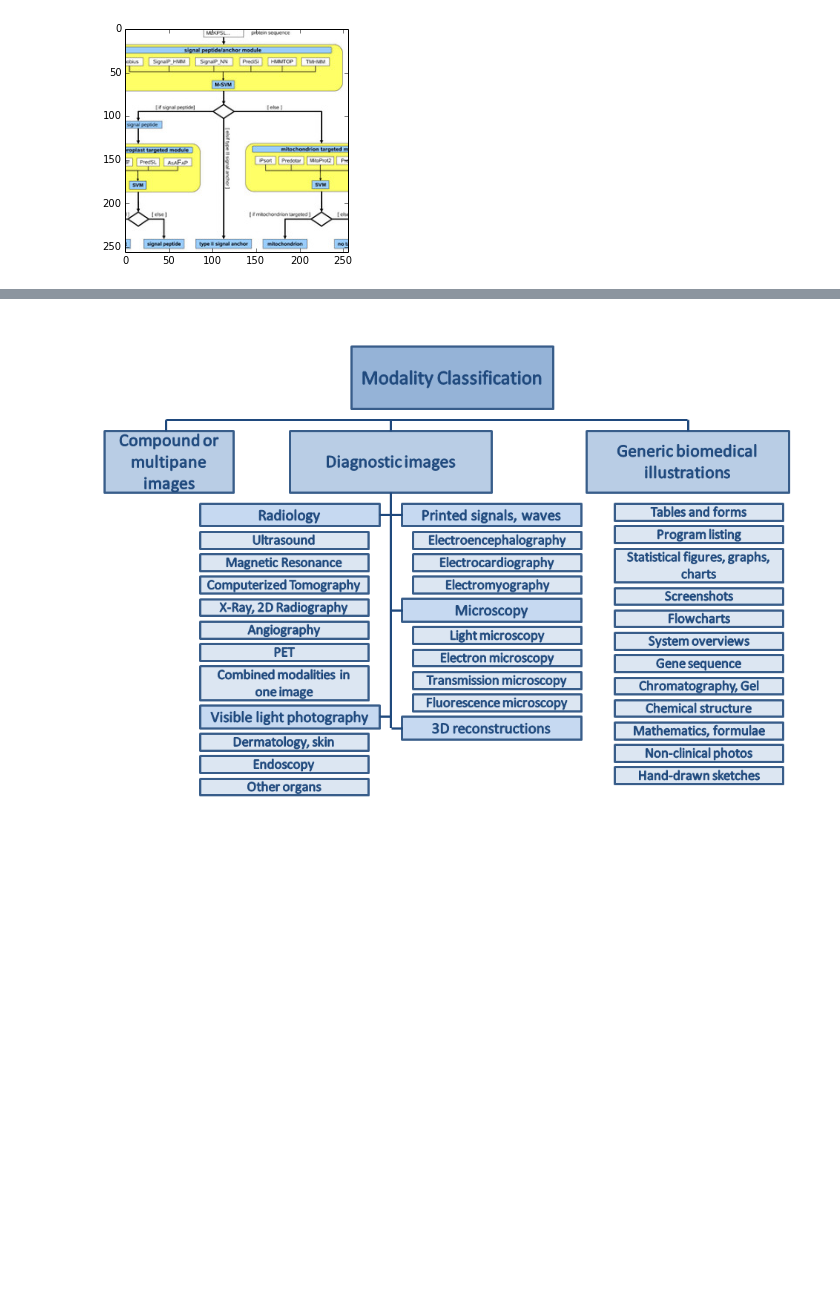
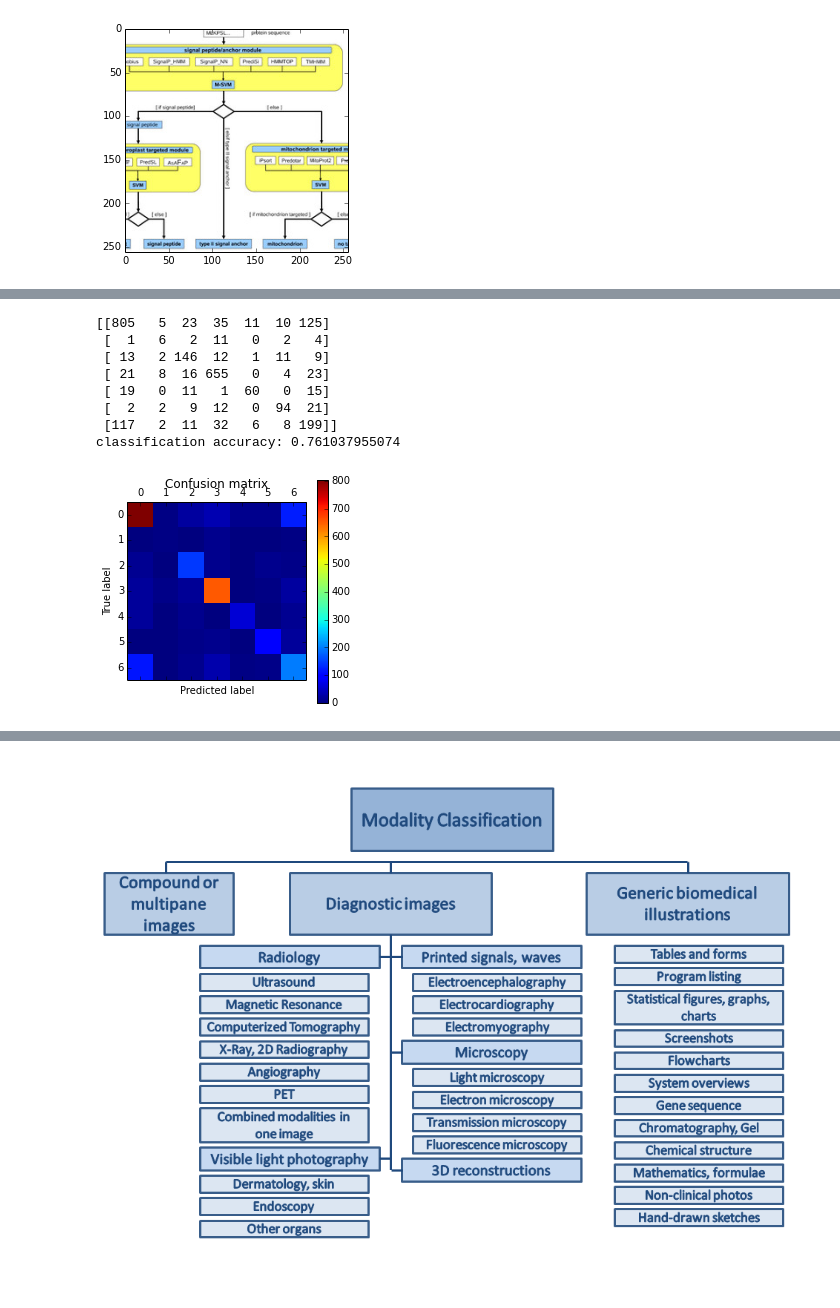
Before and after one commit to inulinux12/Imageclef-med-experimentation, a Jupyter notebook: Modality Classification.ipynb, the cells around one changed output, grey strips where cells are left out. Cells and saved outputs as stored; diff of their text form; code cells hidden in the pictures; blank space fills up the shorter version.

Commit message:
Se actualiza el notebook de clasificación por modalidad

```diff
--- a/Modality Classification.ipynb
+++ b/Modality Classification.ipynb
@@ -63,0 +107,11 @@ print meanp.shape, means.shape
+# %%
+realdict = groundtruth.set_index('filename')['class'].to_dict()
+# %%
+predictedvalues = {}
+input_images = []
+files = sorted(realdict.keys())
+for a in files:
+    #print 'Descargas/ImageCLEFTestSetGROUNDTRUTH/'+a
+    input_image = caffe.io.load_image('Descargas/ImageCLEFTestSetGROUNDTRUTH/'+a)
+    prediction = net.predict([input_image])
+    predictedvalues[a] = prediction[0].argmax()
@@ -63,0 +136,4 @@ print meanp.shape, means.shape
+# %%
+firstlevelrelation = pd.read_csv("RelacionModalidad.csv", sep=" ")
+firstlevelrelation = firstlevelrelation.set_index('category')['firstlevel'].to_dict()
+firstlevelrelation
@@ -63,0 +158,8 @@ print meanp.shape, means.shape
+# %%
+for a in predictedvalues.keys():
+    predictedvalues[a] = firstlevelrelation[predictedvalues[a]]
+    realdict[a] = firstlevelrelation[realdict[a]]
+yreal, ypred = [], []
+for a in predictedvalues.keys():
+    yreal.append(realdict[a])
+    ypred.append(predictedvalues[a])
@@ -64,2 +177,24 @@ print meanp.shape, means.shape
+# %%
+cm = confusion_matrix(yreal, ypred)
+
+print(cm)
+print "classification accuracy:", accuracy_score(yreal, ypred)
+# Show confusion matrix in a separate window
+plt.matshow(cm)
+plt.title('Confusion matrix')
+plt.colorbar()
+plt.ylabel('True label')
+plt.xlabel('Predicted label')
+plt.show()
+# %% [output]
+[[805   5  23  35  11  10 125]
+ [  1   6   2  11   0   2   4]
+ [ 13   2 146  12   1  11   9]
+ [ 21   8  16 655   0   4  23]
+ [ 19   0  11   1  60   0  15]
+ [  2   2   9  12   0  94  21]
+ [117   2  11  32   6   8 199]]
+classification accuracy: 0.761037955074
+[figure, added]
 # %%
 from sklearn import metrics
```
Also changed, not shown: parts of 24 cells of this notebook.
